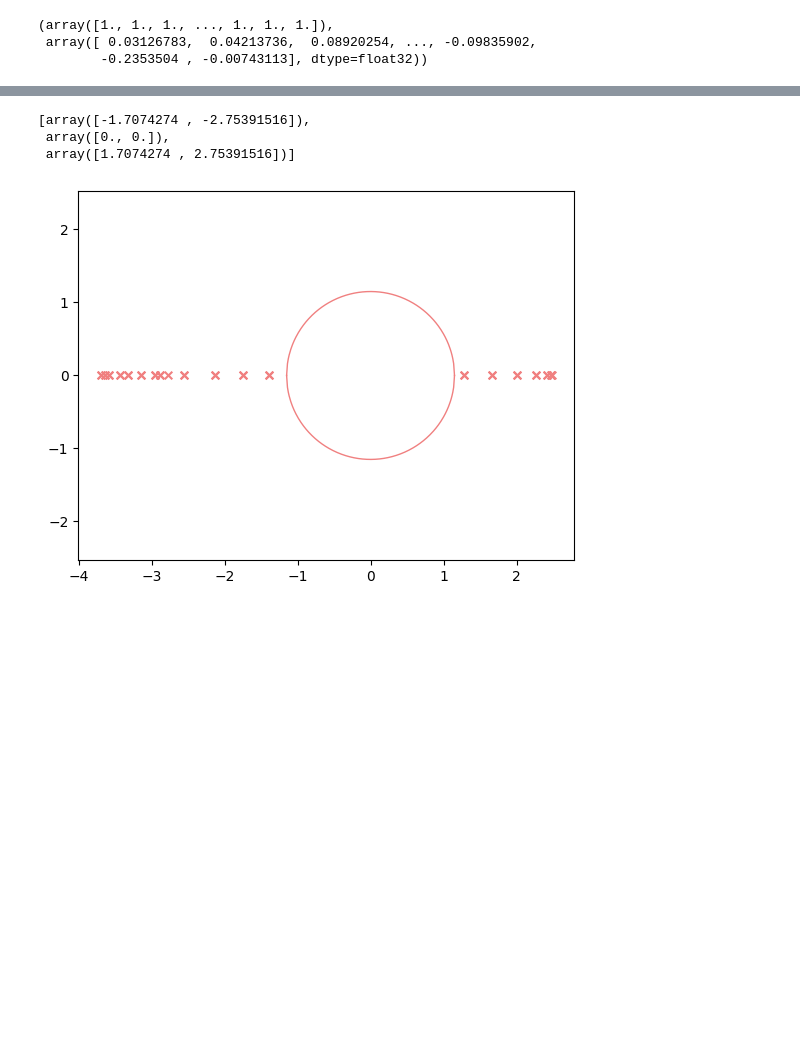
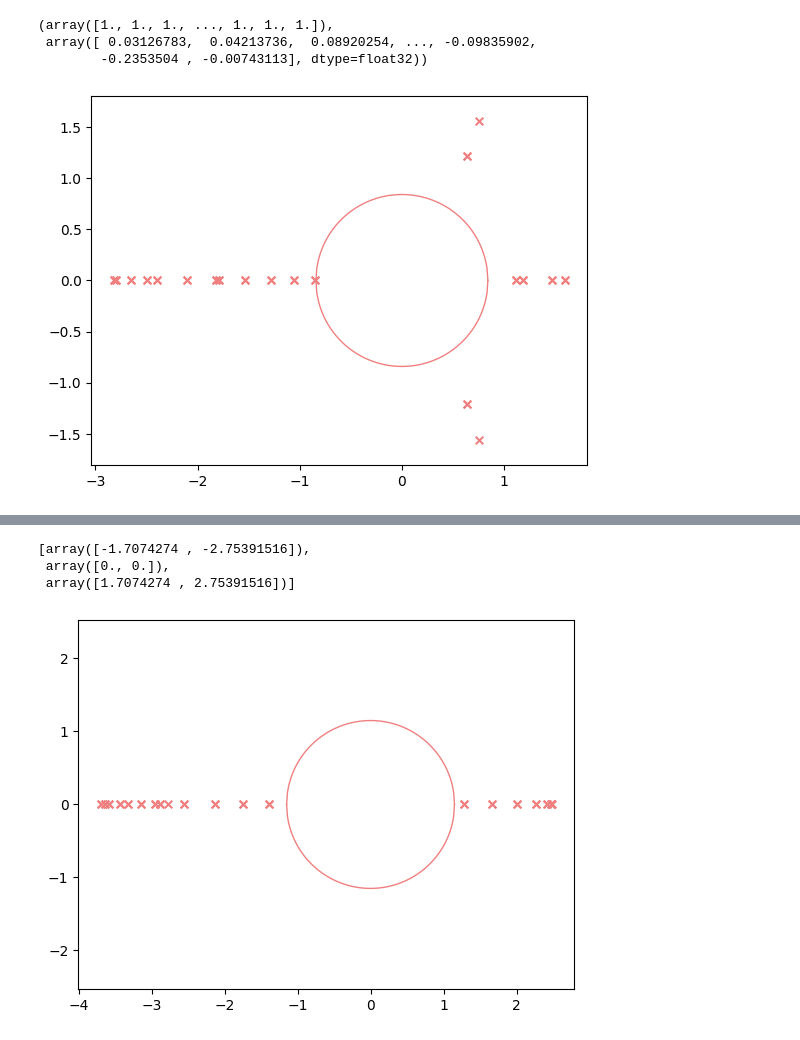
Before and after one commit to huang-yh20/spatial-linear-project, a Jupyter notebook: code/artfigs_NC/debug.ipynb, the cells around one changed output, grey strips where cells are left out. Cells and saved outputs as stored; diff of their text form; code cells hidden in the pictures; blank space fills up the shorter version.

```diff
--- a/code/artfigs_NC/debug.ipynb
+++ b/code/artfigs_NC/debug.ipynb
@@ -85,7 +83,7 @@ def generate_params_phase_d_II_g_bar_II_L(trial1:int, trial2:int, trial_num:int
     trial_num = trial_num
 
     N_E, N_I = 40000, 10000
-    alpha = 1.0
+    alpha = 0.9
     g_bar_EE, g_bar_IE, g_bar_EI, g_bar_II = 5.5, 5, -5, -4.25
     d_EE, d_IE, d_EI, d_II = 0.05, 0.05, 0.05, 0.05
     conn_NEE, conn_NIE, conn_NEI, conn_NII = tuple(alpha * np.array([2*np.pi * N_E * d_EE **2, 2*np.pi * N_I * d_IE **2, 2*np.pi * N_E * d_EI **2,2*np.pi * N_I * d_II **2]))
@@ -106,6 +104,11 @@ def generate_params_phase_d_II_g_bar_II_L(trial1:int, trial2:int, trial_num:int
         )
 
     return p_net
+# %%
+p_net = generate_params_phase_d_II_g_bar_II_L(0,10)
+temp_plot_pred(p_net)
+# %% [output]
+[figure, added]
 # %%
 changed_params = ['d_II', 'g_bar_II']
 changed_params_latex = [r'$d_{II}$', r'$\bar{g}_{II}$']
```
Also changed, not shown: parts of 4 cells of this notebook, 3 other files.
